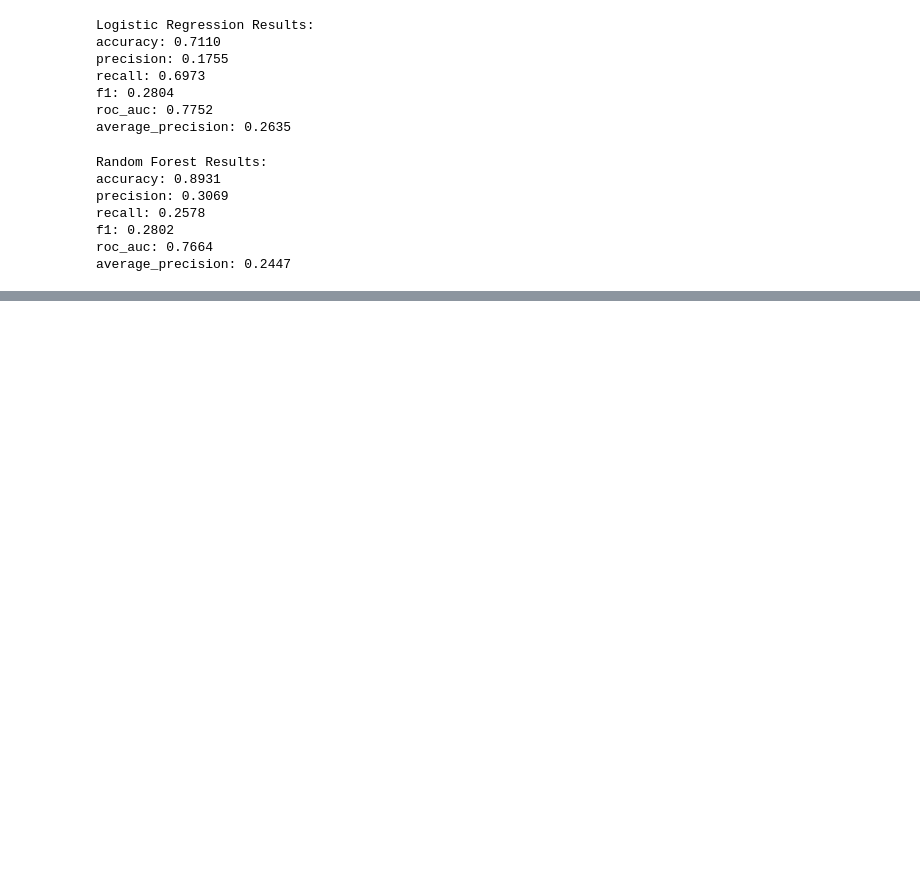
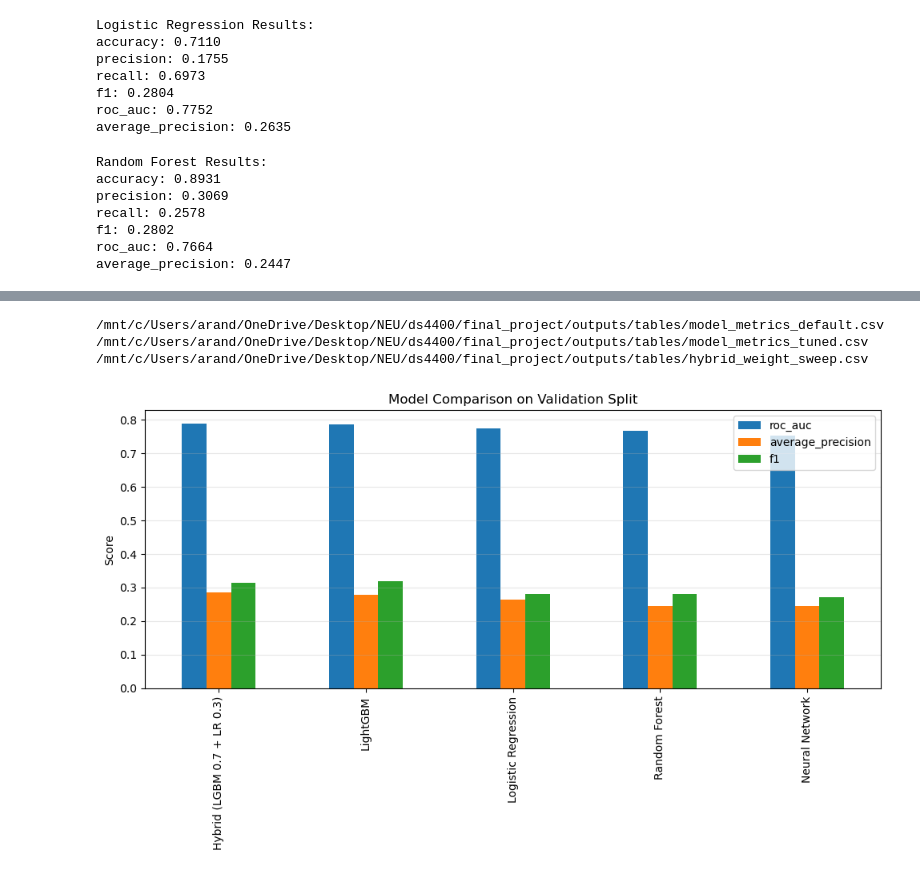
Before and after one commit to phisomni-edu/ds4400-credit-default, a Jupyter notebook: notebooks/04_model_training.ipynb, the cells around one changed output, grey strips where cells are left out. Saved outputs shown, nothing was run; the diff lists cells and outputs as text; code cells hidden in the pictures; blank space fills up the shorter version.

```diff
--- a/notebooks/04_model_training.ipynb
+++ b/notebooks/04_model_training.ipynb
@@ -120,0 +287,25 @@ results_df
+# %%
+results_df.to_csv(tables_dir / "model_metrics_default.csv", index=False)
+tuned_results_df.to_csv(tables_dir / "model_metrics_tuned.csv", index=False)
+hybrid_weight_df.to_csv(tables_dir / "hybrid_weight_sweep.csv", index=False)
+
+print(tables_dir / "model_metrics_default.csv")
+print(tables_dir / "model_metrics_tuned.csv")
+print(tables_dir / "hybrid_weight_sweep.csv")
+# %% [output]
+/mnt/c/Users/arand/OneDrive/Desktop/NEU/ds4400/final_project/outputs/tables/model_metrics_default.csv
+/mnt/c/Users/arand/OneDrive/Desktop/NEU/ds4400/final_project/outputs/tables/model_metrics_tuned.csv
+/mnt/c/Users/arand/OneDrive/Desktop/NEU/ds4400/final_project/outputs/tables/hybrid_weight_sweep.csv
+# %%
+comparison_plot_df = results_df.set_index("model")[["roc_auc", "average_precision", "f1"]]
+
+ax = comparison_plot_df.plot(kind="bar", figsize=(10, 6))
+ax.set_title("Model Comparison on Validation Split")
+ax.set_ylabel("Score")
+ax.set_xlabel("")
+ax.grid(axis="y", alpha=0.3)
+plt.tight_layout()
+plt.savefig(figures_dir / "model_comparison.png", dpi=200, bbox_inches="tight")
+plt.show()
+# %% [output]
+[figure, added]
```
Also changed, not shown: parts of 21 cells of this notebook, 4 other files.
